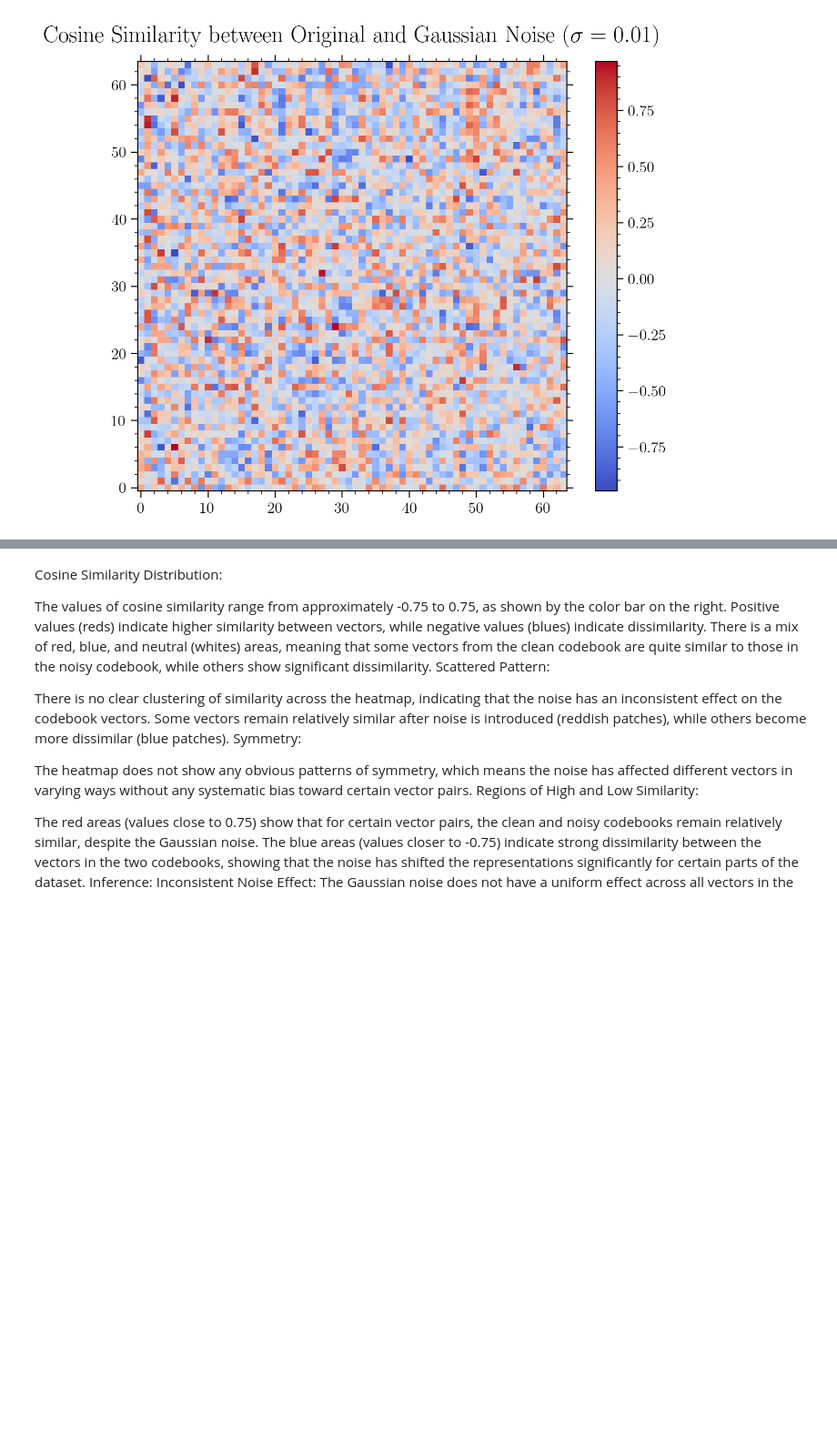
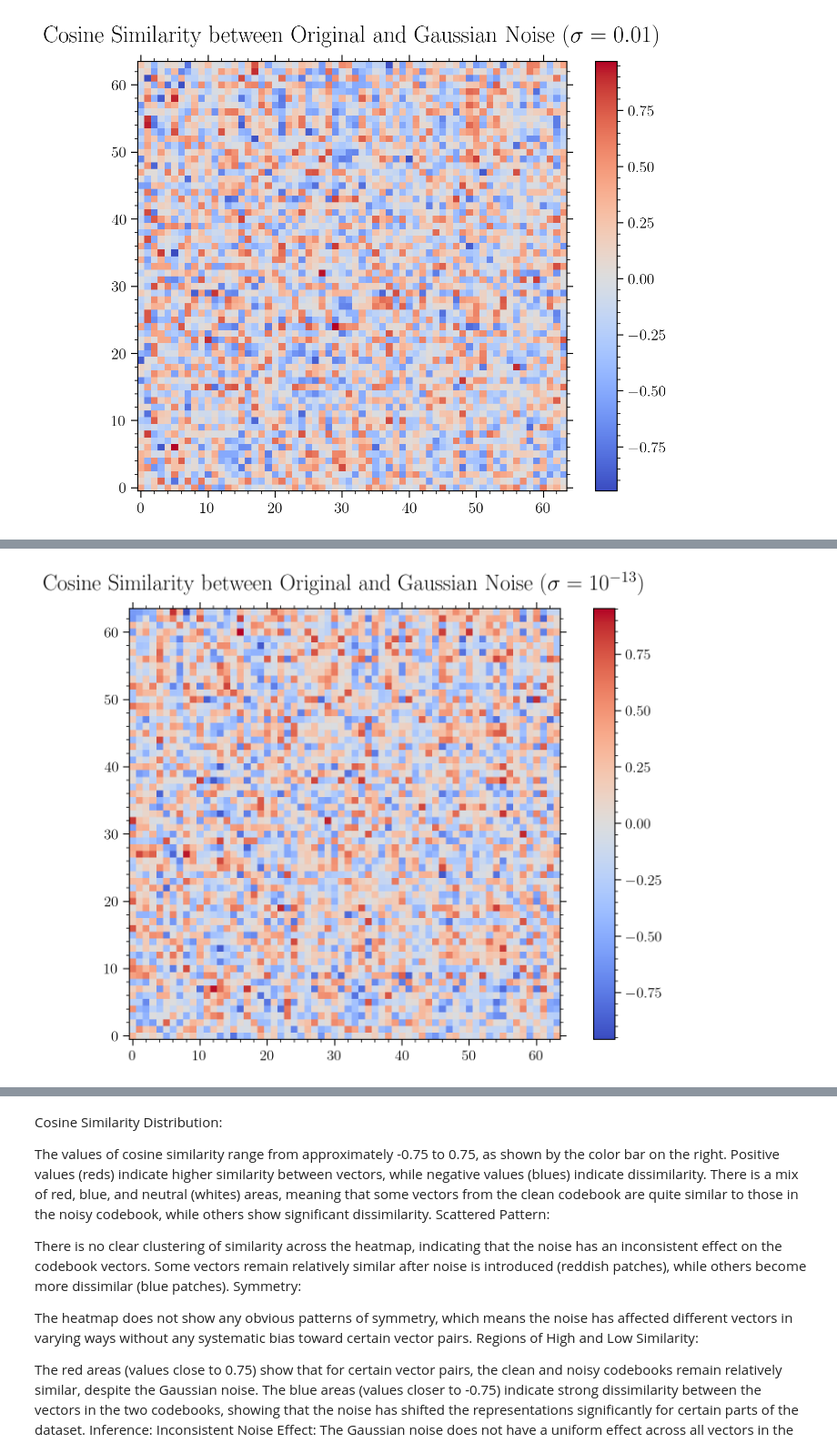
Before and after one commit to ravioli1369/vqvae, a Jupyter notebook: vqvae/cosine_similarity.ipynb, the cells around one changed output, grey strips where cells are left out. Shown at 91% size. Cells and saved outputs as stored; diff of their text form; code cells hidden in the pictures; blank space fills up the shorter version.

```diff
--- a/vqvae/cosine_similarity.ipynb
+++ b/vqvae/cosine_similarity.ipynb
@@ -183,0 +89,15 @@ plt.show()
+# %%
+codebook_1 = np.load("../results/original/original.npy")
+codebook_2 = np.load("../results/gaussian_0.0000000000001/gaussian_0.0000000000001.npy")
+
+
+cosine_sim = cosine_similarity(codebook_1, codebook_2)
+plt.figure(figsize=(8, 6))
+plt.imshow(cosine_sim, cmap="coolwarm", origin="lower")
+plt.colorbar()
+plt.title(r"Cosine Similarity between Original and Gaussian Noise $(\sigma=10^{-13})$")
+plt.tight_layout()
+plt.savefig("plots/cosine0.0000000000001.png")
+plt.show()
+# %% [output]
+[figure, added]
```
Also changed, not shown: parts of 9 cells of this notebook, 24 other files.
